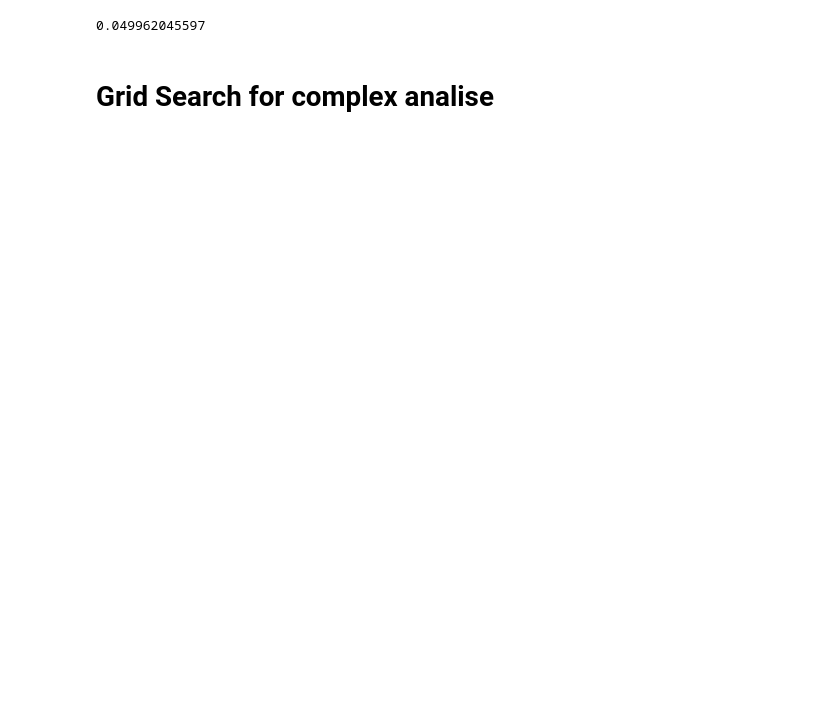
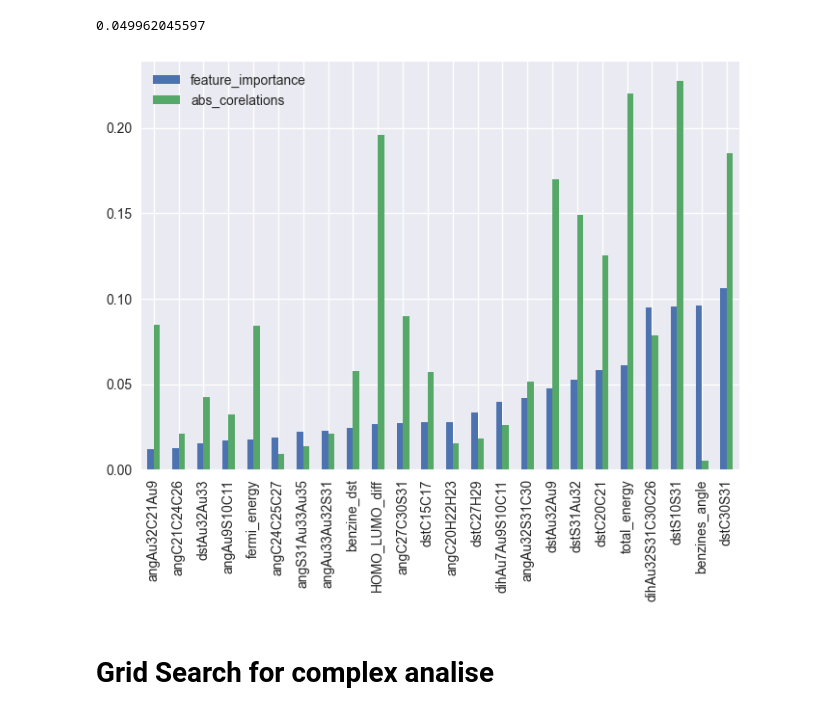
Before and after one commit to Kaprika66/AuAuAu, a Jupyter notebook: notebooks/poc.ipynb, the cells around one changed output. Drawn from its saved outputs; the diff is of its cells as text; code cells hidden in the pictures; blank space fills up the shorter version.

Commit message:
comments parser refactor and model vizualization
co-authored-by: mfirgo <mfirgo@users.noreply.github.com>

```diff
--- a/notebooks/poc.ipynb
+++ b/notebooks/poc.ipynb
@@ -484,6 +351,17 @@ results_df.sort_values('y_test')['diff'].plot.bar()
 y_test.mean()
 # %% [output]
 0.049962045597
+# %%
+abs_correlations = corr_matrix.loc["y", corr_matrix["y"].abs()>=corr_treshold].abs().rename("abs_corelations")
+features_importance = pd.Series(clf.feature_importances_, index=restricted_features).rename("feature_importance")
+
+importance_df = pd.merge(features_importance, abs_correlations, left_index=True, right_index=True)
+importance_df.sort_values("feature_importance").plot.bar()
+plt.show()
+
+# ask: energia całkowita jest bardziej skorelowana i bardziej istotna dla modelu niż poziom fermiego
+# %% [output]
+[figure, added]
 # %% [markdown]
 # Grid Search for complex analise
 # %%
```
Also changed, not shown: parts of 25 cells of this notebook.
